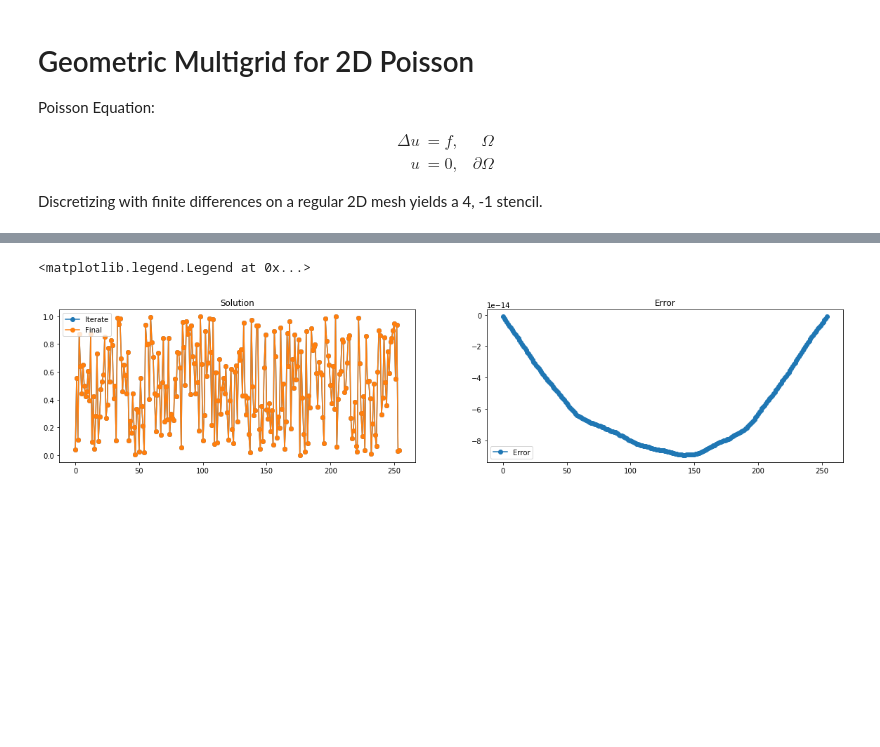
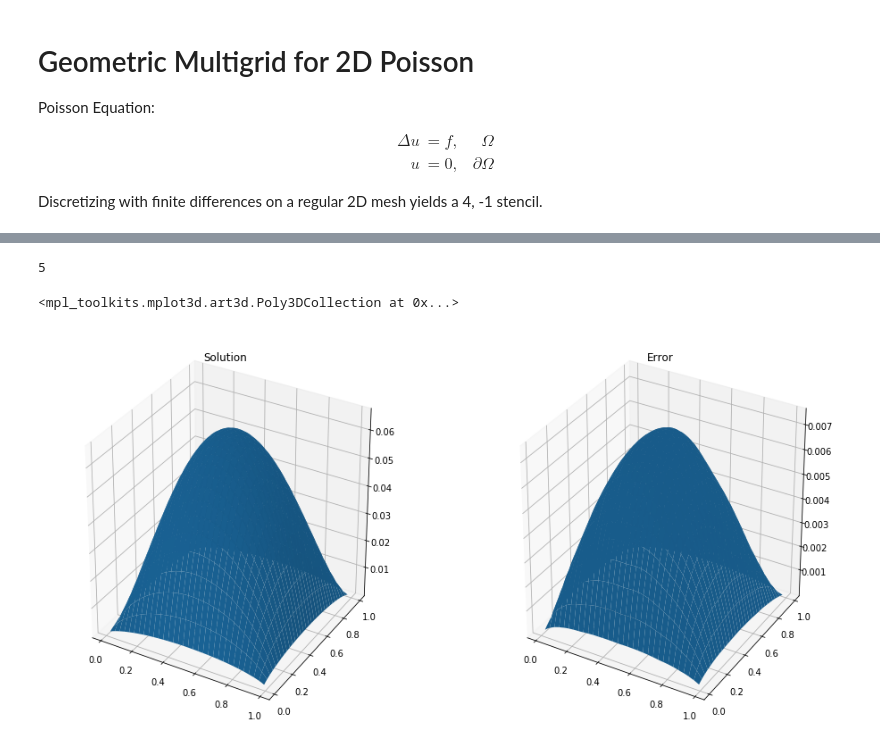
Before and after one commit to waynemitchell/teaching, a Jupyter notebook: notebooks/geometricMultigrid2D.ipynb, the cells around one changed output, grey strips where cells are left out. Drawn from its saved outputs; the diff is of its cells as text; code cells hidden in the pictures; blank space fills up the shorter version.

```diff
--- a/notebooks/geometricMultigrid2D.ipynb
+++ b/notebooks/geometricMultigrid2D.ipynb
@@ -83,10 +124,10 @@ R_I = RestrictionInjection1D(N)
 # %%
 # Restriction by full-weighting
-def RestrictionFullWeighting1D(N):
-    P = LinearInterpolation1D(N)
-    R = 0.5*P.transpose()
+def RestrictionFullWeighting2D(n):
+    P = LinearInterpolation2D(n)
+    R = 0.25*P.transpose()
     return R
 
-R = RestrictionFullWeighting1D(N)
-# print(R_FW)
+R = RestrictionFullWeighting2D(n)
+# print(R)
 # %%
@@ -152,51 +194,51 @@ plt.show()
 # %%
 # V-cycle
 
 # Setup the hierarchy
-N_fine = N
+n_fine = n
 num_levels = 1
 A_array = [A]
 u_array = [u]
 f_array = [f]
 P_array = []
 R_array = []
-while N_fine > 4:
-    P_array.append( LinearInterpolation1D(N_fine) )
-    R_array.append( RestrictionFullWeighting1D(N_fine) )
-    N_fine = int(N_fine/2)
-    A_array.append( ModelProblem1D(N_fine) )
-    u_array.append( np.zeros(N_fine-1) )
-    f_array.append( np.zeros(N_fine-1) )
+while n_fine > 4:
+    P_array.append( LinearInterpolation2D(n_fine) )
+    R_array.append( RestrictionFullWeighting2D(n_fine) )
+    n_fine = int(n_fine/2)
+    A_array.append( ModelProblem2D(n_fine) )
+    u_array.append( np.zeros((n_fine-1)*(n_fine-1)) )
+    f_array.append( np.zeros((n_fine-1)*(n_fine-1)) )
     num_levels = num_levels + 1
-
 
 # Do the V-cycle
 
 # Downsweep
 for i in range(num_levels-1):
     GaussSeidel(A_array[i],u_array[i],f_array[i]) # relax
     f_array[i+1] = np.dot( R_array[i] , f_array[i] - np.dot(A_array[i],u_array[i]) ) # residual restriction
     u_array[i+1].fill(0)
 
-u = np.linalg.solve(A, f) # coarse-grid solve
+u_array[num_levels-1] = np.linalg.solve(A_array[num_levels-1], f_array[num_levels-1]) # coarse-grid solve
 
 for i in range(num_levels - 2, -1, -1):
     u_array[i] = u_array[i] + np.dot(P_array[i],u_array[i+1]) # interpolate and add correction
     GaussSeidel(A_array[i],u_array[i],f_array[i]) # relax
 
-# Plot progress toward solution
-plt.subplots(figsize=(20, 4))
-plt.subplot(1,2,1)
+u = u_array[0]
+
+# Plots
+X, Y = np.meshgrid(np.arange(1.0/n,1.0,1.0/n),np.arange(1.0/n,1.0,1.0/n))
+fig = plt.figure(figsize=2*plt.figaspect(0.5))
+# Solution
+ax = fig.add_subplot(1, 2, 1, projection='3d')
 plt.title('Solution')
-plt.plot(u,'-o')
-plt.plot(u_final,'-o')
-plt.legend(['Iterate','Final'])
-
-# Plot error
-plt.subplot(1,2,2)
+ax.plot_surface(X, Y, np.reshape(u,(n-1,n-1)))
+# Error
+ax = fig.add_subplot(1, 2, 2, projection='3d')
 plt.title('Error')
-plt.plot(u_final - u,'-o')
-plt.legend(['Error'])
+ax.plot_surface(X, Y, np.reshape(u_final - u,(n-1,n-1)))
 # %% [output]
-<matplotlib.legend.Legend at 0x...>
+5
+<mpl_toolkits.mplot3d.art3d.Poly3DCollection at 0x...>
-[figure, old version]
+[figure, new version]
```
Also changed, not shown: parts of 7 cells of this notebook, 2 other files.
